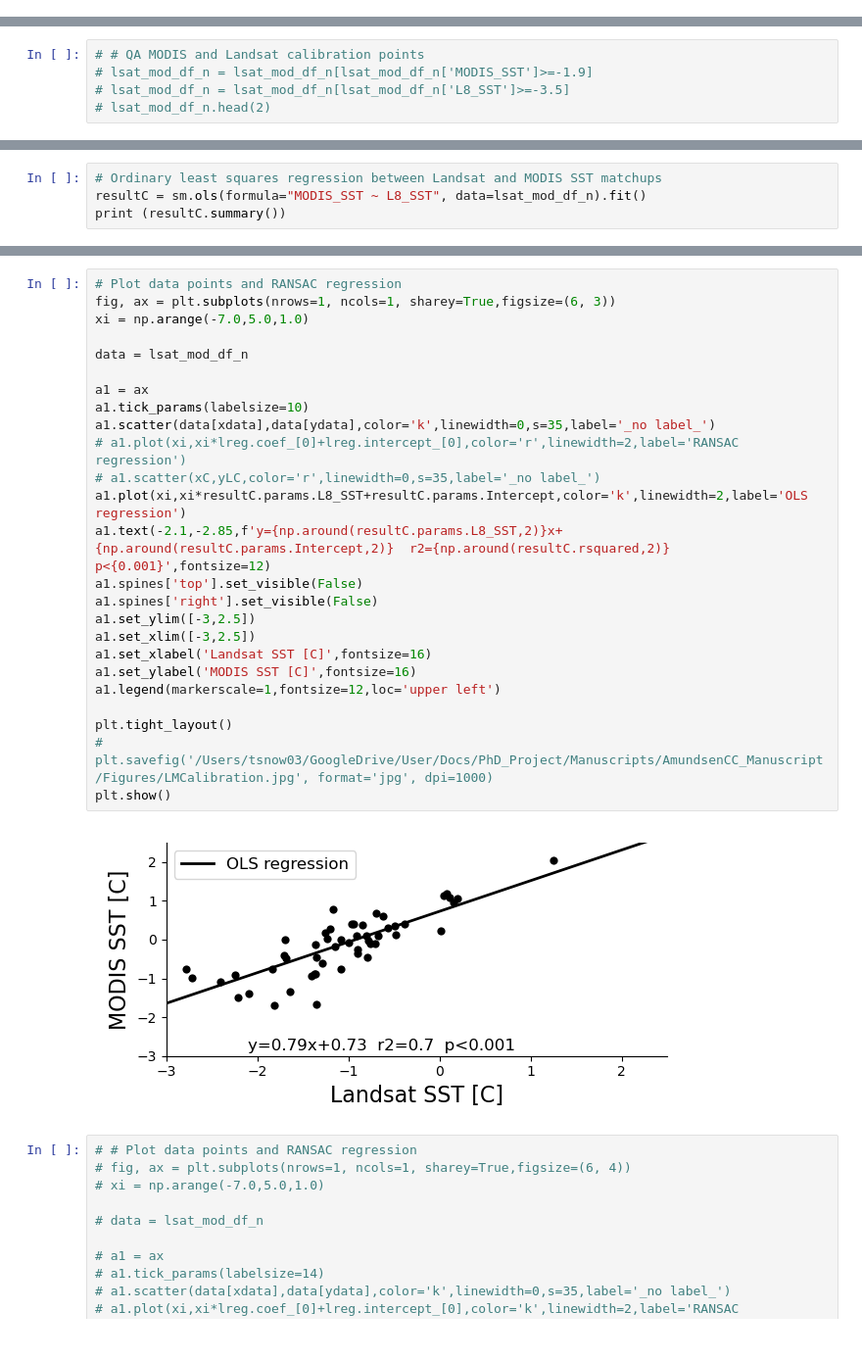
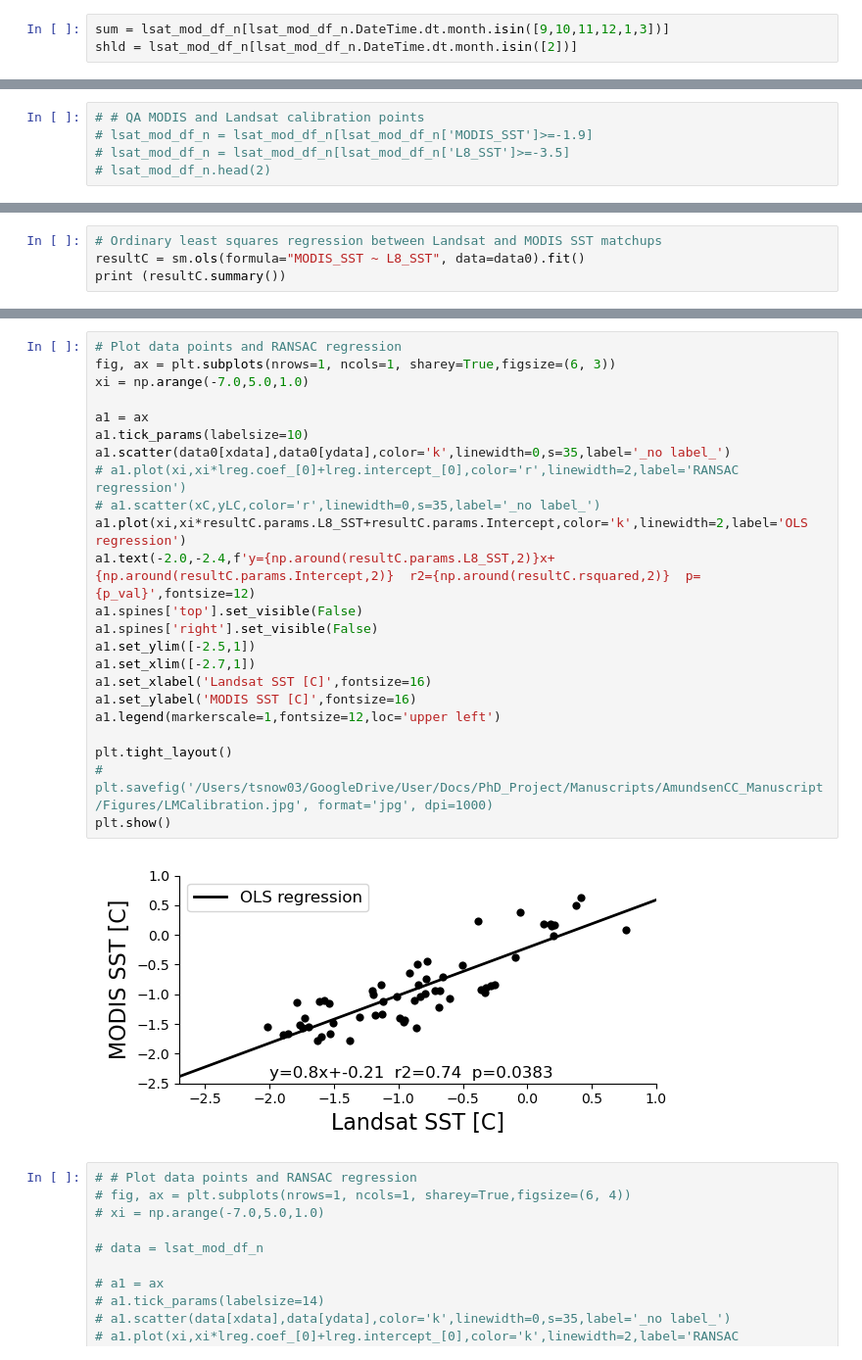
Before and after one commit to tsnow03/Landsat_SST_algorithm, a Jupyter notebook: LandsatCalibration20230815.ipynb, the cells around one changed output, grey strips where cells are left out. Shown at 98% size. Cells and saved outputs as stored; diff of their text form.

```diff
--- a/LandsatCalibration20230815.ipynb
+++ b/LandsatCalibration20230815.ipynb
@@ -758,0 +2192,3 @@ Original # matchups at Dotson: 37
+# %%
+sum = lsat_mod_df_n[lsat_mod_df_n.DateTime.dt.month.isin([9,10,11,12,1,3])]
+shld = lsat_mod_df_n[lsat_mod_df_n.DateTime.dt.month.isin([2])]
@@ -764,6 +2360,6 @@ Original # matchups at Dotson: 37
 # %%
 # Ordinary least squares regression between Landsat and MODIS SST matchups
-resultC = sm.ols(formula="MODIS_SST ~ L8_SST", data=lsat_mod_df_n).fit()
+resultC = sm.ols(formula="MODIS_SST ~ L8_SST", data=data0).fit()
 print (resultC.summary())
 # %% [output]
                             OLS Regression Results
@@ -855,30 +2451,28 @@ print (lreg.intercept_[0])
 # %%
 # Plot data points and RANSAC regression
 fig, ax = plt.subplots(nrows=1, ncols=1, sharey=True,figsize=(6, 3))
 xi = np.arange(-7.0,5.0,1.0)
 
-data = lsat_mod_df_n
-
 a1 = ax
 a1.tick_params(labelsize=10)
-a1.scatter(data[xdata],data[ydata],color='k',linewidth=0,s=35,label='_no label_')
+a1.scatter(data0[xdata],data0[ydata],color='k',linewidth=0,s=35,label='_no label_')
 # a1.plot(xi,xi*lreg.coef_[0]+lreg.intercept_[0],color='r',linewidth=2,label='RANSAC regression')
 # a1.scatter(xC,yLC,color='r',linewidth=0,s=35,label='_no label_')
 a1.plot(xi,xi*resultC.params.L8_SST+resultC.params.Intercept,color='k',linewidth=2,label='OLS regression')
-a1.text(-2.1,-2.85,f'y={np.around(resultC.params.L8_SST,2)}x+{np.around(resultC.params.Intercept,2)}  r2={np.around(resultC.rsquared,2)}  p<{0.001}',fontsize=12)
+a1.text(-2.0,-2.4,f'y={np.around(resultC.params.L8_SST,2)}x+{np.around(resultC.params.Intercept,2)}  r2={np.around(resultC.rsquared,2)}  p={p_val}',fontsize=12)
 a1.spines['top'].set_visible(False)
 a1.spines['right'].set_visible(False)
-a1.set_ylim([-3,2.5])
-a1.set_xlim([-3,2.5])
+a1.set_ylim([-2.5,1])
+a1.set_xlim([-2.7,1])
 a1.set_xlabel('Landsat SST [C]',fontsize=16)
 a1.set_ylabel('MODIS SST [C]',fontsize=16)
 a1.legend(markerscale=1,fontsize=12,loc='upper left')
 
 plt.tight_layout()
 # plt.savefig('/Users/tsnow03/GoogleDrive/User/Docs/PhD_Project/Manuscripts/AmundsenCC_Manuscript/Figures/LMCalibration.jpg', format='jpg', dpi=1000)
 plt.show()
 # %% [output]
-[figure, old version]
+[figure, new version]
 # %%
 # # Plot data points and RANSAC regression
 # fig, ax = plt.subplots(nrows=1, ncols=1, sharey=True,figsize=(6, 4))
```
Also changed, not shown: parts of 56 cells of this notebook.
